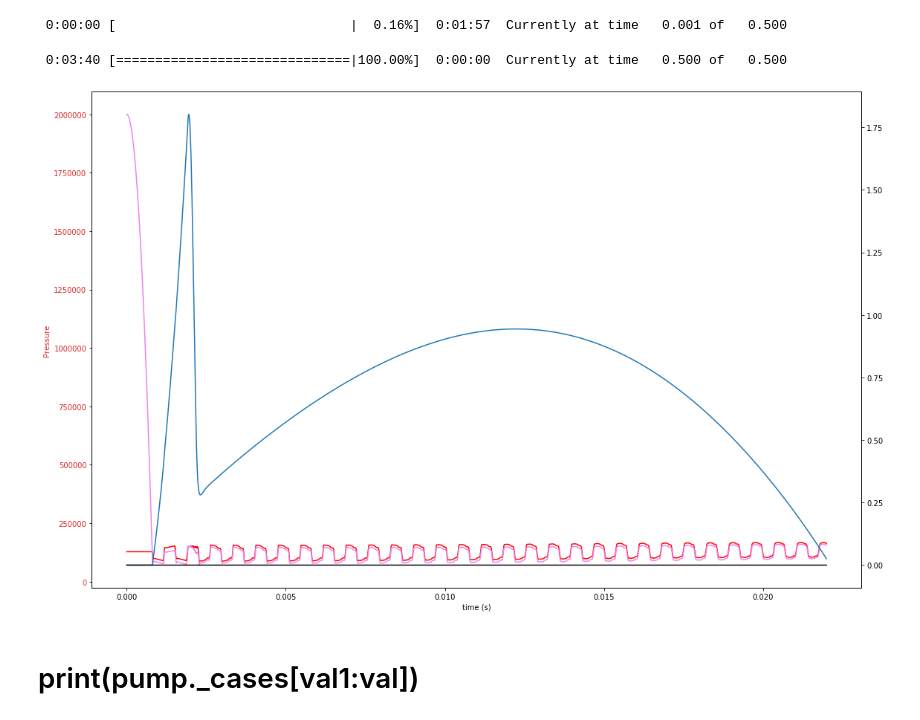
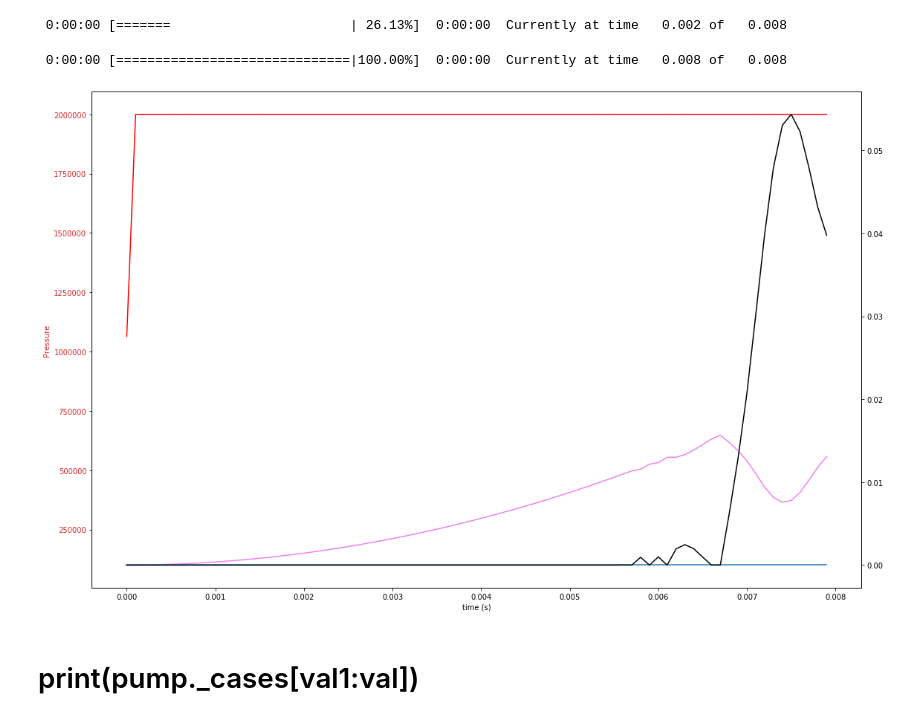
Before and after one commit to DHaspel/cavsim, a Jupyter notebook: jupyter/CavSimTry2.ipynb, the cells around one changed output. Drawn from its saved outputs; the diff is of its cells as text; code cells hidden in the pictures.

```diff
--- a/jupyter/CavSimTry2.ipynb
+++ b/jupyter/CavSimTry2.ipynb
@@ -134,10 +134,10 @@ solver.fluid = fluid
 solver.seeds = [pipe1, pipe2, pipe3]
 solver._callback = logging
 # %%
-solver.solve(1e20, 0.5, 3)
+solver.solve(1e20, 0.008, 3)
 # %% [output]
- 0:00:00 [                              |  0.16%]  0:01:57  Currently at time   0.001 of   0.500
+ 0:00:00 [=======                       | 26.13%]  0:00:00  Currently at time   0.002 of   0.008
- 0:03:40 [==============================|100.00%]  0:00:00  Currently at time   0.500 of   0.500
+ 0:00:00 [==============================|100.00%]  0:00:00  Currently at time   0.008 of   0.008
 # %%
 pfield1 = np.stack(plogs1)
 pfield2 = np.stack(plogs2)
@@ -153,7 +153,7 @@ lower_pressure_force = np.stack(lower_pressure_log)
 contact_pressure_force = np.stack(contact_pressure_log)
 damping_force = np.stack(damping_log)
 # %%
-time = np.linspace(0, 0.022, int(pfield1[:,-2].shape[0]))
+time = np.linspace(0, 0.008, int(pfield1[:,-2].shape[0]))
 #plt.figure(figsize=(16, 10))
 fig, ax1 = plt.subplots(figsize=(16, 10))
 #plt.subplot(1, 2, 1)
@@ -186,7 +186,7 @@ val = -1
 #ax1.plot(time[val1:val], upper_force, color='red')
 #ax1.plot(time[val1:val], lower_force, color='blue')
 
-plt.plot(time[val1:val], pfield2[val1:val, -2], color='red')
+plt.plot(time[val1:val], pfield3[val1:val, -2], color='red')
 #plt.plot(time[val1:val], pfield1[val1:val, -2])
 plt.plot(time[val1:val], pressure[val1:val, 0],color='violet')
 
@@ -200,34 +200,34 @@ color = 'tab:red'
 ax1.set_xlabel('time (s)')
 ax1.set_ylabel('Pressure', color=color)
 #ax1.set_ylim(1.2e5, 1.8e5)
 #ax1.plot(time[val1:val], pfield1[val1:val, 1], color='red')
 #ax1.plot(time[val1:val], pfield2[val1:val, -2], color='green')
 ax1.tick_params(axis='y', labelcolor=color)
 
 
 ax2 = ax1.twinx()  # instantiate a second axes that shares the same x-axis
 
 color = 'tab:blue'
 ax2.plot(time[val1:val], disfield[val1:val, 0]*1000, color=color)  # we already handled the x-label with ax1
 ax2.plot(time[val1:val], values[val1:val, 0]*1000, color = 'black')
 #ax2.plot(time[val1:val], contact_pressure_force[val1:val, 0], color = 'green')
 #ax2.plot(time[val1:val], damping_force[val1:val, 0], color = 'red')
 #ax2.plot(time[val1:val], flow_force[val1:val, 0]-spring_force[val1:val, 0], color = 'red')
 #ax2.plot(time[val1:val], zeta[val1:val, 0], color='green')
 #ax2.plot(time[val1:val], flow_field[val1:val, 0], color='black')
 #ax2.tick_params(axis='y', labelcolor=color)
 
 #plt.subplot(1, 2, 1)
 #plt.plot(time[val1:val], disfield[val1:val, 0]*1000, color='black')
 #plt.plot(time[val1:val], pump(time[val1:val]))
 #plt.plot(time[val1:val], velfield[val1:val, 0], color='blue')
 #plt.plot(time[val1:val], pfield2[val1:val, 1], color='red')
 #pltplot(time[val1:val], pfield1[val1:val, -2], color='green')
 #plt.ylim(-2e3, 2e3)
 fig.tight_layout()
 plt.show()
 # %% [output]
-[figure, old version]
+[figure, new version]
 # %% [markdown]
 # print(pump._cases[val1:val])
 # %%
```
Also changed, not shown: parts of 3 cells of this notebook.
